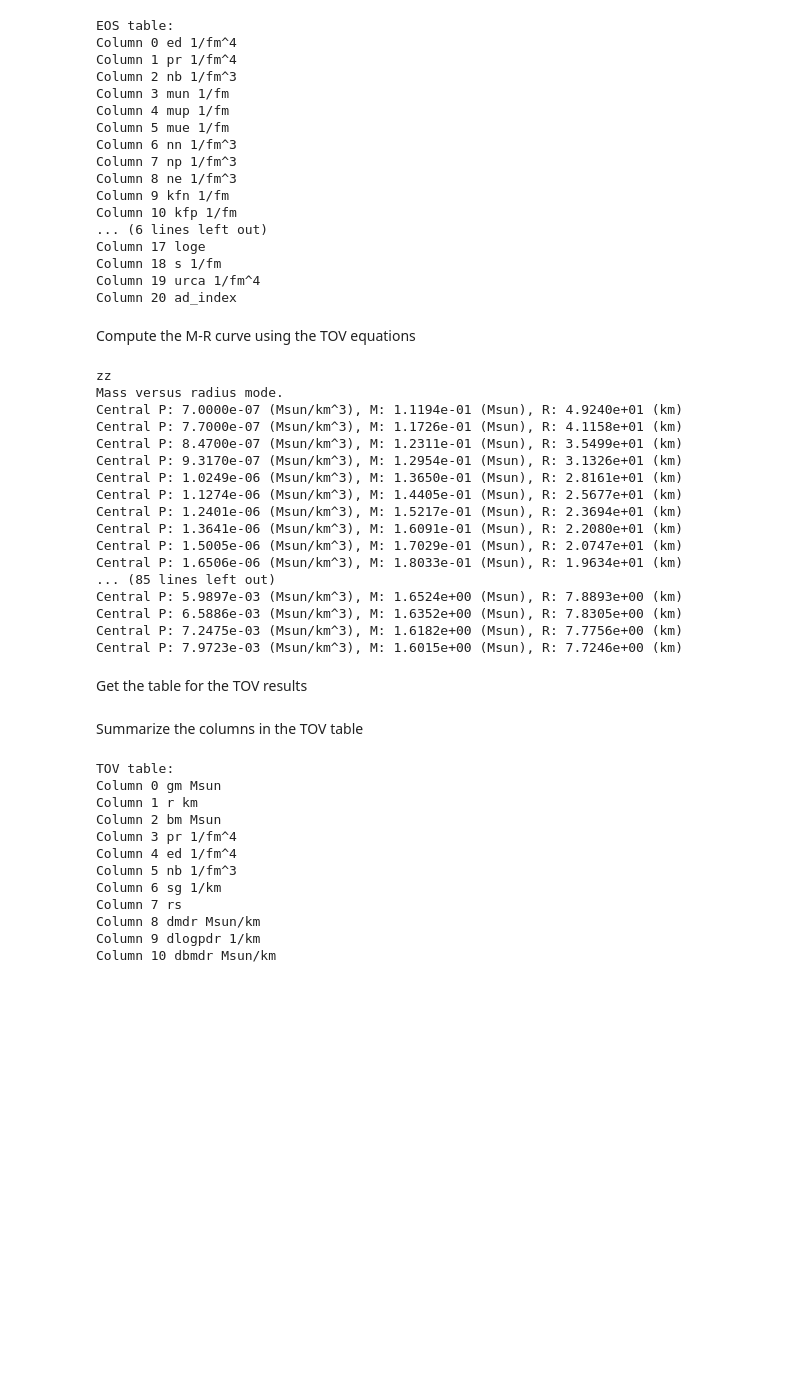
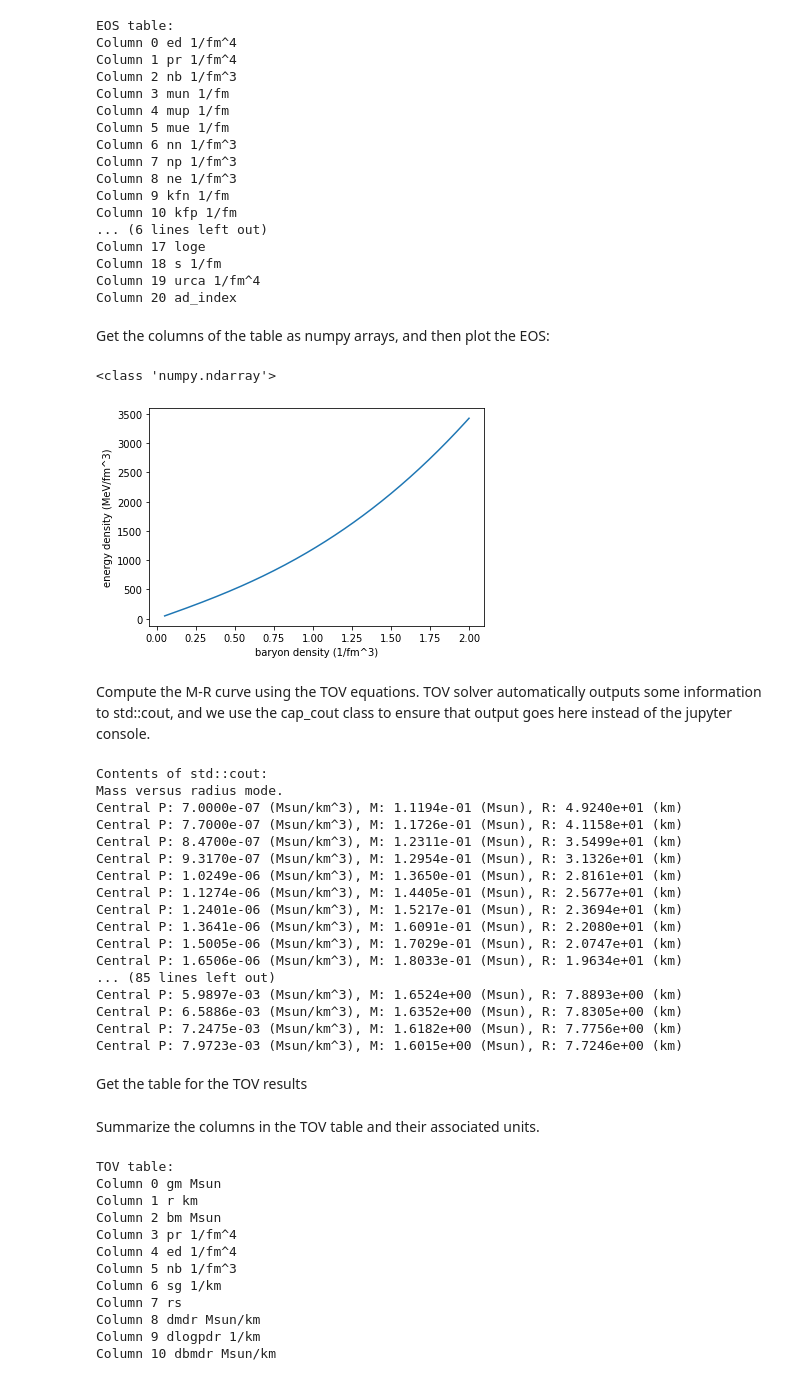
Before and after one commit to awsteiner/o2sclpy, a Jupyter notebook: doc/static/examples/skyrme.ipynb, the cells around one changed output. Saved outputs shown, nothing was run; the diff lists cells and outputs as text; code cells hidden in the pictures; blank space fills up the shorter version.

```diff
--- a/doc/static/examples/skyrme.ipynb
+++ b/doc/static/examples/skyrme.ipynb
@@ -86,14 +111,30 @@ Column 17 loge
 Column 18 s 1/fm
 Column 19 urca 1/fm^4
 Column 20 ad_index
-# %% [markdown]
-Compute the M-R curve using the TOV equations
+# %% [markdown]
+Get the columns of the table as numpy arrays, and then plot the EOS:
+# %%
+nb=eos_table['nb']
+print(type(nb))
+ed=eos_table['ed']
+edhc=[ed[i]*hc for i in range(0,eos_table.get_nlines())]
+plot.plot(nb,edhc)
+plot.xlabel('baryon density (1/fm^3)')
+plot.ylabel('energy density (MeV/fm^3)')
+plot.show()
+# %% [output]
+<class 'numpy.ndarray'>
+[figure, added]
+# %% [markdown]
+Compute the M-R curve using the TOV equations. TOV solver automatically outputs some information to std::cout, and we use the cap_cout class to ensure that output goes here
+instead of the jupyter console.
 # %%
 cc=o2sclpy.cap_cout()
+cc.open()
 ret2=nc.calc_nstar()
 cc.close()
 # %% [output]
-zz
+Contents of std::cout:
 Mass versus radius mode.
 Central P: 7.0000e-07 (Msun/km^3), M: 1.1194e-01 (Msun), R: 4.9240e+01 (km)
 Central P: 7.7000e-07 (Msun/km^3), M: 1.1726e-01 (Msun), R: 4.1158e+01 (km)
@@ -118,5 +158,5 @@ print('')
 # %% [markdown]
-Summarize the columns in the TOV table
+Summarize the columns in the TOV table and their associated units.
 # %%
 print('TOV table:')
 for i in range(0,tov_table.get_ncolumns()):
```
Also changed, not shown: parts of 17 cells of this notebook, 3 other files.
